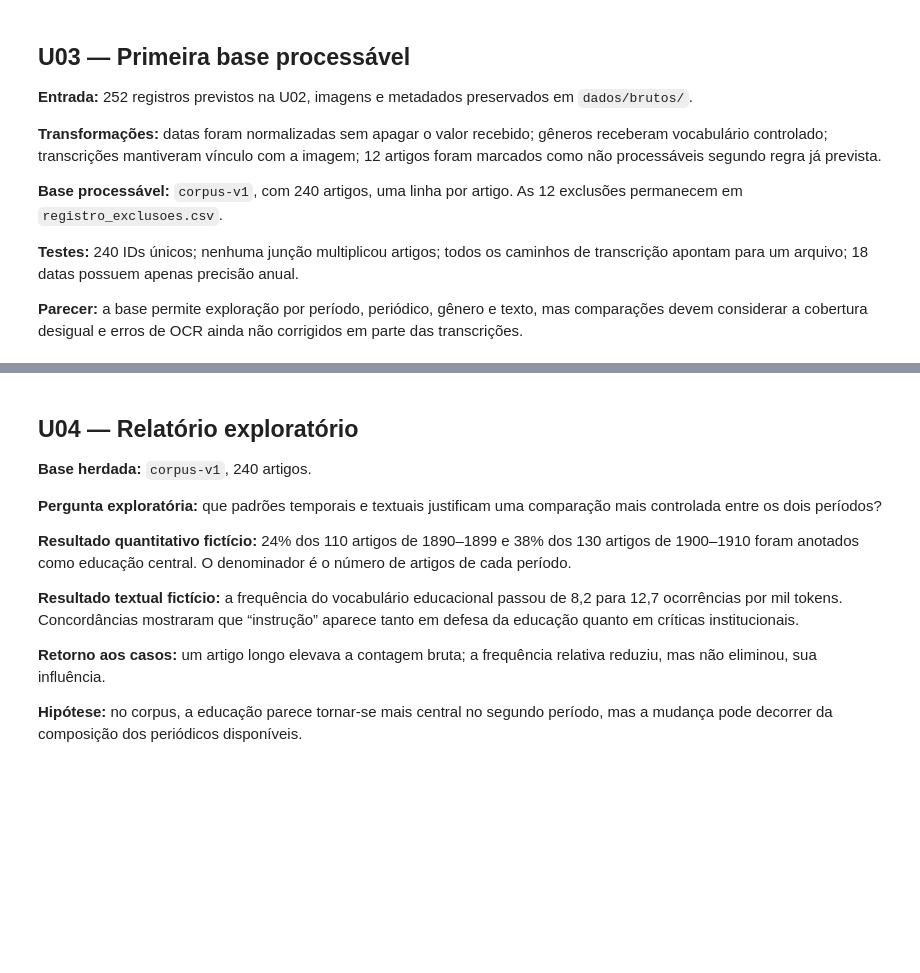
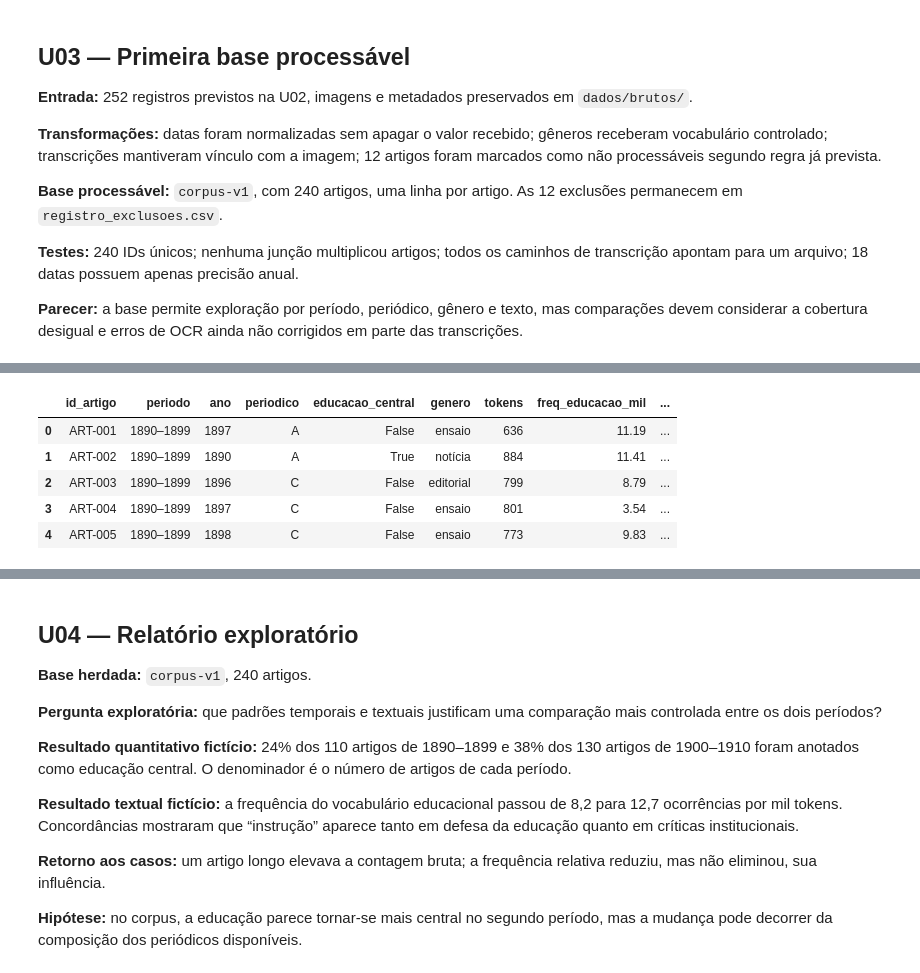
Before and after one commit to lalvim/disciplina_computacao_aplicada_humanidades_digitais, a Jupyter notebook: notes/trilha_de_trabalhos/notebooks_de_entrega/EXEMPLO_PREENCHIDO_projeto_integrador_U01_a_U14.ipynb, the cells around one changed output, grey strips where cells are left out. Cells and saved outputs as stored; diff of their text form; code cells hidden in the pictures; blank space fills up the shorter version.

```diff
--- a/notes/trilha_de_trabalhos/notebooks_de_entrega/EXEMPLO_PREENCHIDO_projeto_integrador_U01_a_U14.ipynb
+++ b/notes/trilha_de_trabalhos/notebooks_de_entrega/EXEMPLO_PREENCHIDO_projeto_integrador_U01_a_U14.ipynb
@@ -94,0 +120,57 @@ corrigidos em parte das transcrições.
+# %%
+import numpy as np
+import pandas as pd
+import matplotlib.pyplot as plt
+
+rng = np.random.default_rng(42)
+
+def criar_periodo(periodo, anos, composicao, media_frequencia):
+    partes = []
+    for periodico, quantidade, centrais in composicao:
+        parte = pd.DataFrame({
+            "periodo": periodo,
+            "ano": rng.choice(anos, quantidade, replace=True),
+            "periodico": periodico,
+            "educacao_central": [True] * centrais
+            + [False] * (quantidade - centrais),
+            "genero": rng.choice(
+                ["editorial", "notícia", "ensaio"],
+                quantidade,
+                p=[0.25, 0.45, 0.30],
+            ),
+            "tokens": np.maximum(
+                120, rng.normal(720, 230, quantidade).round()
+            ).astype(int),
+        })
+        partes.append(parte)
+    periodo_df = pd.concat(partes, ignore_index=True)
+    frequencias = rng.normal(media_frequencia, 2.2, len(periodo_df))
+    frequencias += media_frequencia - frequencias.mean()
+    periodo_df["freq_educacao_mil"] = frequencias.round(2)
+    return periodo_df
+
+df = pd.concat([
+    criar_periodo(
+        "1890–1899", range(1890, 1900),
+        [("A", 40, 10), ("B", 40, 9), ("C", 30, 7)], 8.2,
+    ),
+    criar_periodo(
+        "1900–1910", range(1900, 1911),
+        [("A", 35, 13), ("B", 35, 12), ("C", 35, 12), ("D", 25, 12)],
+        12.7,
+    ),
+], ignore_index=True).sample(frac=1, random_state=42).reset_index(drop=True)
+
+df.insert(0, "id_artigo", [f"ART-{i:03d}" for i in range(1, len(df) + 1)])
+df["mencoes_educacao"] = (
+    df["freq_educacao_mil"] * df["tokens"] / 1000
+).round().clip(lower=0).astype(int)
+
+display(df.head())
+# %% [output]
+|  | id_artigo | periodo | ano | periodico | educacao_central | genero | tokens | freq_educacao_mil | ... |
+| 0 | ART-001 | 1890–1899 | 1897 | A | False | ensaio | 636 | 11.19 | ... |
+| 1 | ART-002 | 1890–1899 | 1890 | A | True | notícia | 884 | 11.41 | ... |
+| 2 | ART-003 | 1890–1899 | 1896 | C | False | editorial | 799 | 8.79 | ... |
+| 3 | ART-004 | 1890–1899 | 1897 | C | False | ensaio | 801 | 3.54 | ... |
+| 4 | ART-005 | 1890–1899 | 1898 | C | False | ensaio | 773 | 9.83 | ... |
```
Also changed, not shown: parts of 15 cells of this notebook, 4 other files.
